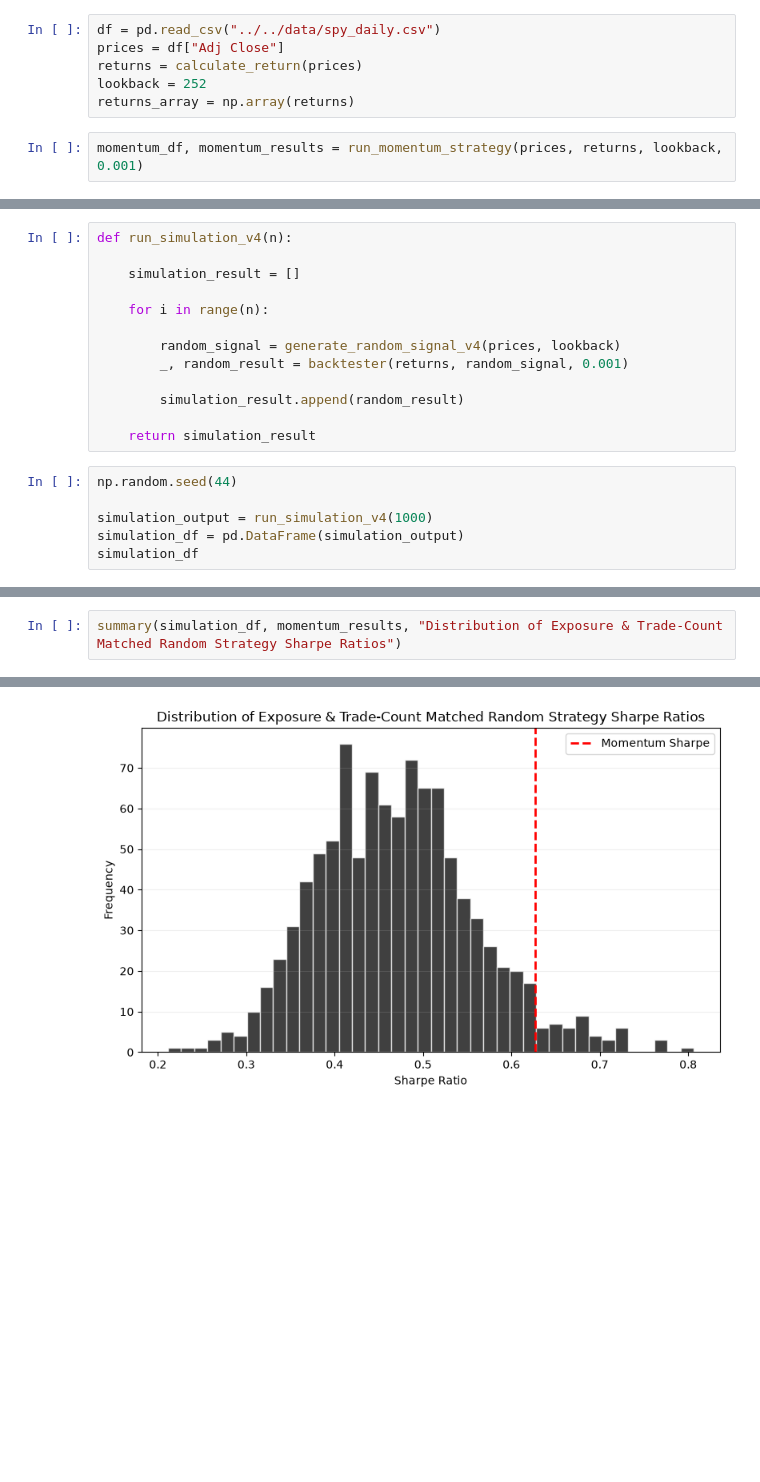
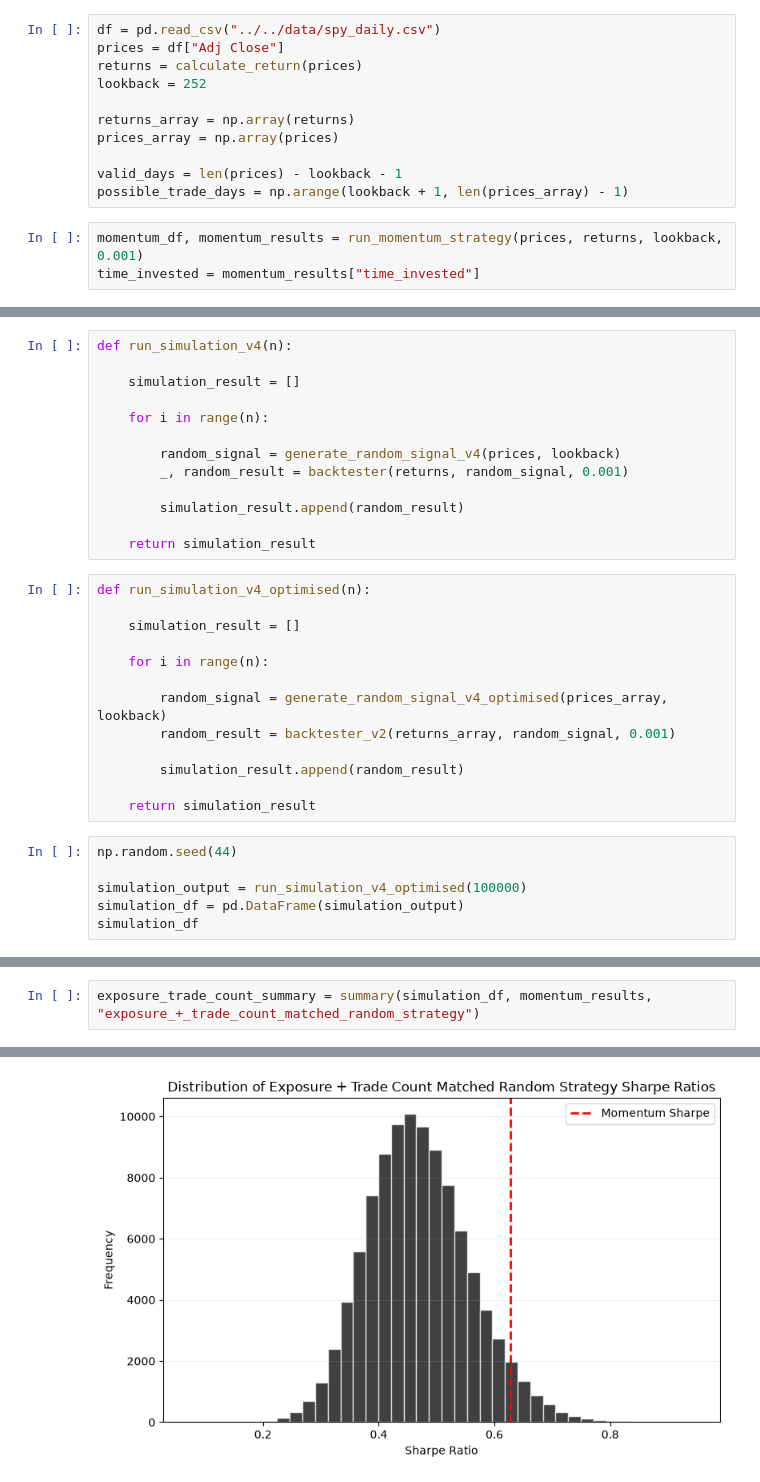
Before and after one commit to adeeb-sarfraz/Momentum-Strategy-Evaluation, a Jupyter notebook: notebooks/random_benchmarks/3.3_exposure_and_trade_count_matched_random.ipynb, the cells around one changed output, grey strips where cells are left out. Drawn from its saved outputs; the diff is of its cells as text; blank space fills up the shorter version.

```diff
--- a/notebooks/random_benchmarks/3.3_exposure_and_trade_count_matched_random.ipynb
+++ b/notebooks/random_benchmarks/3.3_exposure_and_trade_count_matched_random.ipynb
@@ -15,6 +15,12 @@ df = pd.read_csv("../../data/spy_daily.csv")
 prices = df["Adj Close"]
 returns = calculate_return(prices)
 lookback = 252
+
 returns_array = np.array(returns)
+prices_array = np.array(prices)
+
+valid_days = len(prices) - lookback - 1
+possible_trade_days = np.arange(lookback + 1, len(prices_array) - 1)
 # %%
 momentum_df, momentum_results = run_momentum_strategy(prices, returns, lookback, 0.001)
+time_invested = momentum_results["time_invested"]
@@ -91,10 +121,23 @@ def run_simulation_v4(n):
         simulation_result.append(random_result)
 
     return simulation_result
+# %%
+def run_simulation_v4_optimised(n):
+
+    simulation_result = []
+
+    for i in range(n):
+
+        random_signal = generate_random_signal_v4_optimised(prices_array, lookback)
+        random_result = backtester_v2(returns_array, random_signal, 0.001)
+
+        simulation_result.append(random_result)
+
+    return simulation_result
 # %%
 np.random.seed(44)
 
-simulation_output = run_simulation_v4(1000)
+simulation_output = run_simulation_v4_optimised(100000)
 simulation_df = pd.DataFrame(simulation_output)
 simulation_df
 # %% [output]
@@ -114,3 +157,3 @@ simulation_df
 # %%
-summary(simulation_df, momentum_results, "Distribution of Exposure & Trade-Count Matched Random Strategy Sharpe Ratios")
+exposure_trade_count_summary = summary(simulation_df, momentum_results, "exposure_+_trade_count_matched_random_strategy")
 # %% [output]
@@ -123 +167 @@ Empirical p-value: 0.048
-[figure, old version]
+[figure, new version]
```
Also changed, not shown: parts of 5 cells of this notebook, 15 other files.
